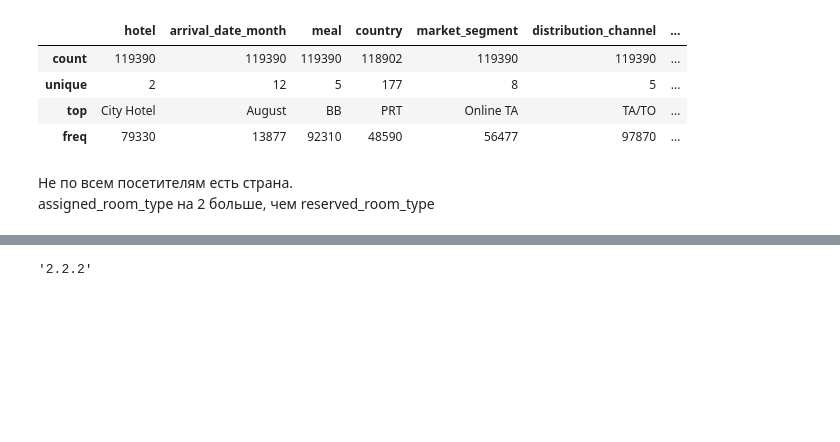
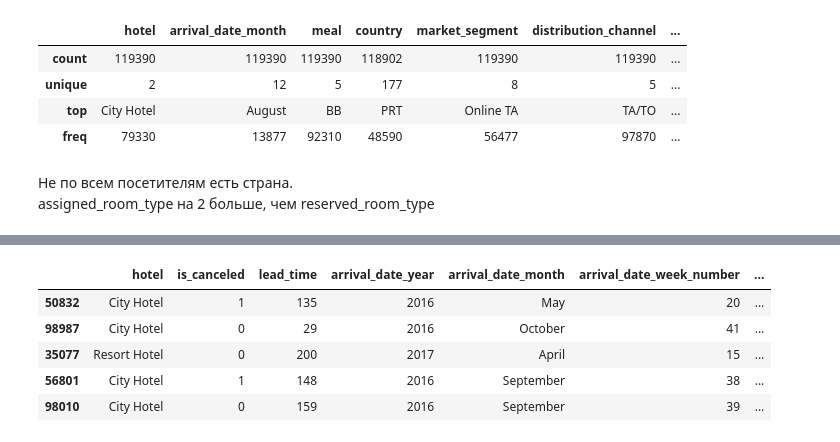
Before and after one commit to gbrs/bookings_eda, a Jupyter notebook: bookings_eda.ipynb, the cells around one changed output, grey strips where cells are left out. Drawn from its saved outputs; the diff is of its cells as text; code cells hidden in the pictures; blank space fills up the shorter version.

```diff
--- a/bookings_eda.ipynb
+++ b/bookings_eda.ipynb
@@ -31,6 +33,8 @@ df.head()
 | 4 | Resort Hotel | 0 | 14 | 2015 | July | 27 | ... |
 # %%
 df = df.convert_dtypes()
+# %%
+df.reservation_status_date = df.reservation_status_date.astype('datetime64[ns]')
 # %%
 df.info()
 # %% [output]
@@ -107,0 +119,9 @@ df.reserved_room_type.unique(), df.assigned_room_type.unique()
+# %%
+df['arrival_date'] = pd.to_datetime(
+                            df.arrival_date_year.astype(str)
+                            + '-'
+                            + df.arrival_date_month
+                            + '-' + df.arrival_date_day_of_month.astype(str)
+                        )
+# %%
+df['arrival_date_month_number'] = df.arrival_date.dt.month
@@ -108,3 +171,9 @@ df.reserved_room_type.unique(), df.assigned_room_type.unique()
 # %%
+df.sample(5)
 # %% [output]
-'2.2.2'
+|  | hotel | is_canceled | lead_time | arrival_date_year | arrival_date_month | arrival_date_week_number | ... |
+| 50832 | City Hotel | 1 | 135 | 2016 | May | 20 | ... |
+| 98987 | City Hotel | 0 | 29 | 2016 | October | 41 | ... |
+| 35077 | Resort Hotel | 0 | 200 | 2017 | April | 15 | ... |
+| 56801 | City Hotel | 1 | 148 | 2016 | September | 38 | ... |
+| 98010 | City Hotel | 0 | 159 | 2016 | September | 39 | ... |
```
Also changed, not shown: parts of 9 cells of this notebook, 1 other file.
